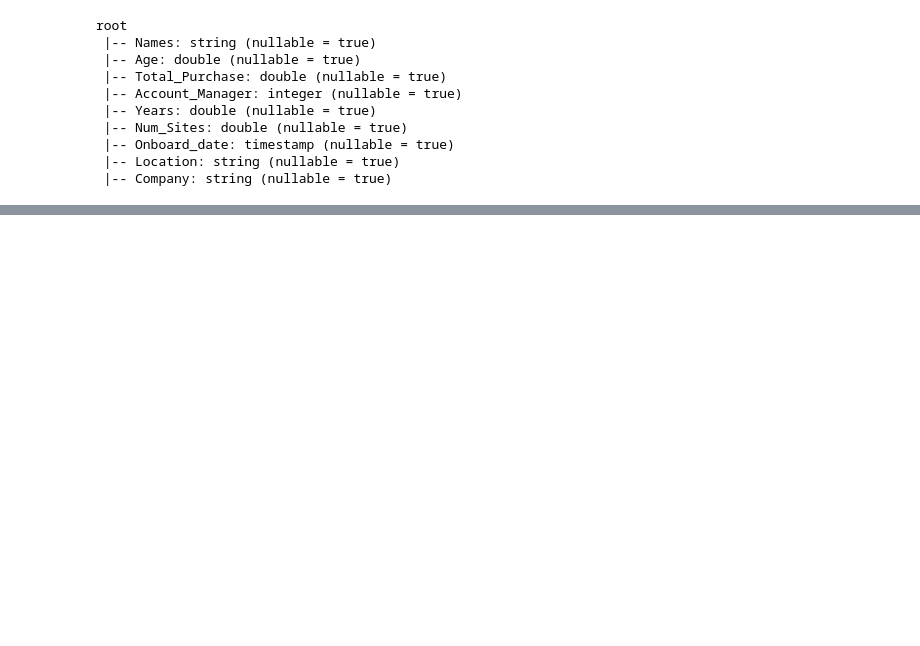
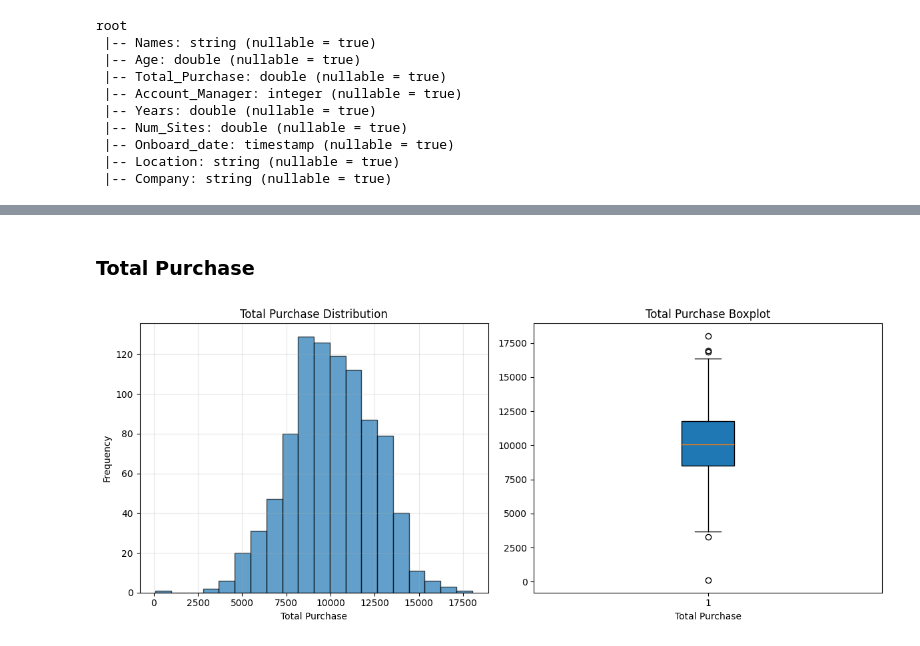
Before and after one commit to Its-Japo/DataScience, a Jupyter notebook: Lab11/Lab11.ipynb, the cells around one changed output, grey strips where cells are left out. Cells and saved outputs as stored; diff of their text form; code cells hidden in the pictures; blank space fills up the shorter version.

```diff
--- a/Lab11/Lab11.ipynb
+++ b/Lab11/Lab11.ipynb
@@ -532,0 +427,21 @@ Los datos están listos para:
+# %% [markdown]
+### Total Purchase
+# %%
+tp = df.select("Total_Purchase").rdd.flatMap(lambda x: x).collect()
+
+fig, axes = plt.subplots(1, 2, figsize=(12,5))
+
+axes[0].hist(tp, bins=20, edgecolor='black', alpha=0.7)
+axes[0].set_title("Total Purchase Distribution")
+axes[0].set_xlabel("Total Purchase")
+axes[0].set_ylabel("Frequency")
+axes[0].grid(alpha=0.3)
+
+axes[1].boxplot(tp, vert=True, patch_artist=True)
+axes[1].set_title("Total Purchase Boxplot")
+axes[1].set_xlabel("Total Purchase")
+
+plt.tight_layout()
+plt.show()
+# %% [output]
+[figure, added]
```
Also changed, not shown: parts of 140 cells of this notebook, 1 other file.
